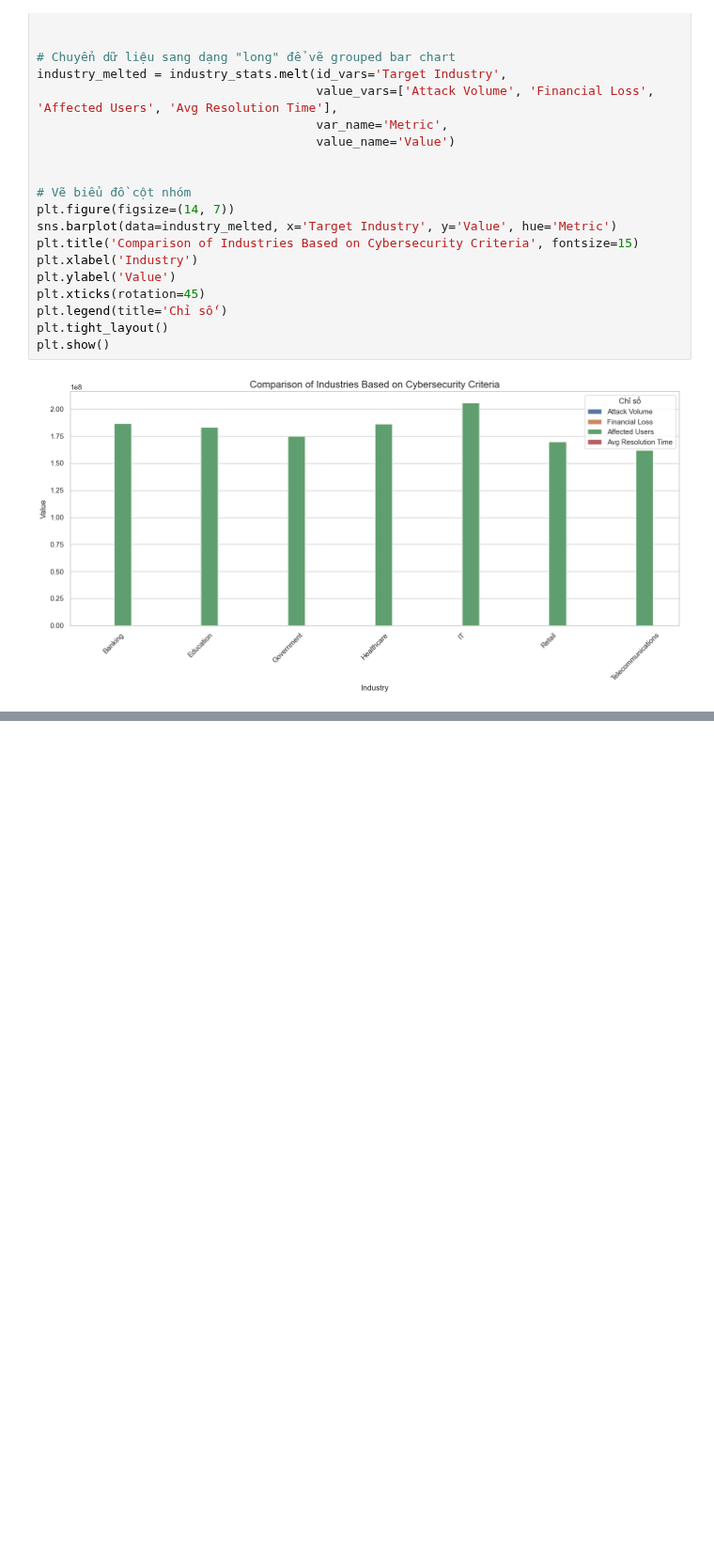
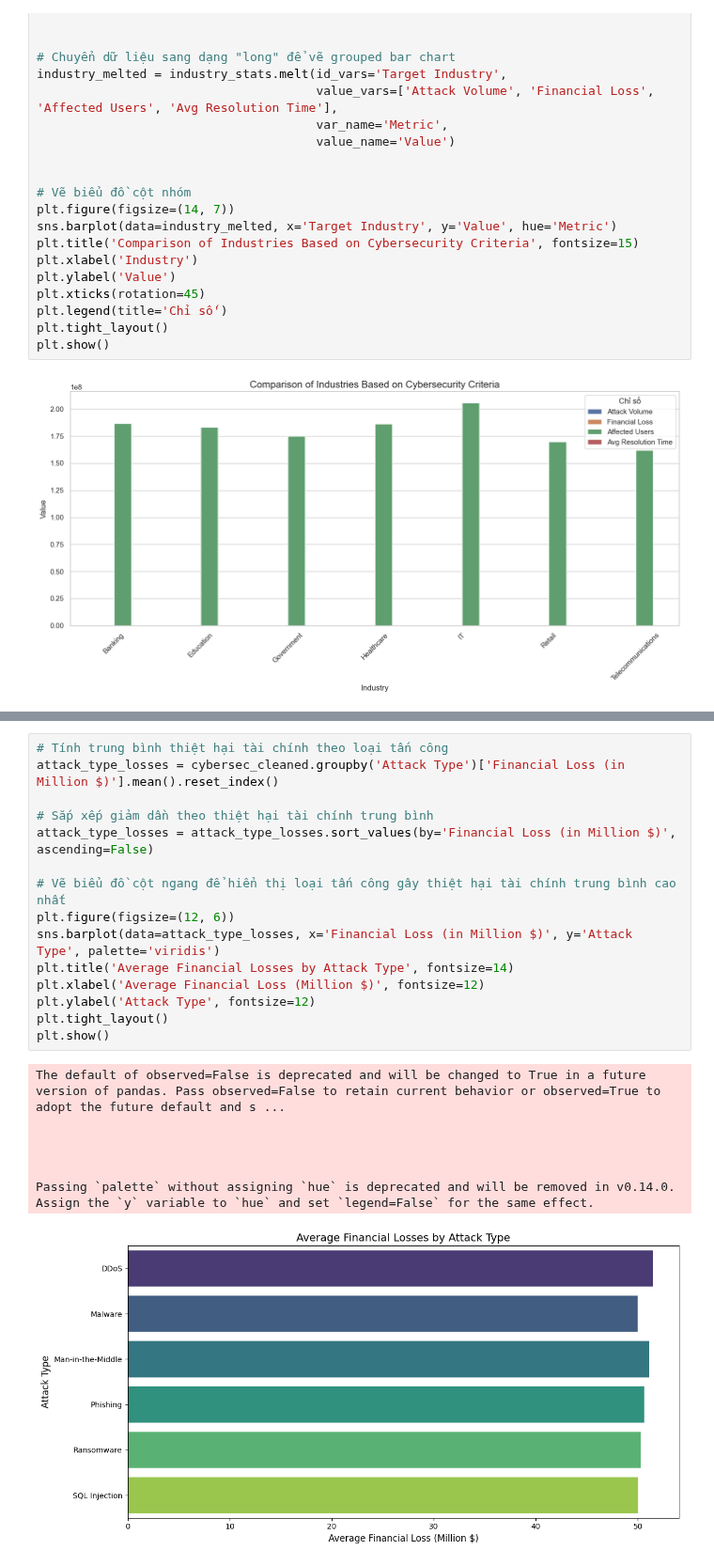
Before and after one commit to immaFrogUwU/Cyber-Security-Threats, a Jupyter notebook: Data_Storytelling_Cyber_Security_Threats.ipynb, the cells around one changed output, grey strips where cells are left out. Shown at 94% size. Cells and saved outputs as stored; diff of their text form; blank space fills up the shorter version.

```diff
--- a/Data_Storytelling_Cyber_Security_Threats.ipynb
+++ b/Data_Storytelling_Cyber_Security_Threats.ipynb
@@ -288,0 +328,23 @@ plt.show()
+# %%
+# Tính trung bình thiệt hại tài chính theo loại tấn công
+attack_type_losses = cybersec_cleaned.groupby('Attack Type')['Financial Loss (in Million $)'].mean().reset_index()
+
+# Sắp xếp giảm dần theo thiệt hại tài chính trung bình
+attack_type_losses = attack_type_losses.sort_values(by='Financial Loss (in Million $)', ascending=False)
+
+# Vẽ biểu đồ cột ngang để hiển thị loại tấn công gây thiệt hại tài chính trung bình cao nhất
+plt.figure(figsize=(12, 6))
+sns.barplot(data=attack_type_losses, x='Financial Loss (in Million $)', y='Attack Type', palette='viridis')
+plt.title('Average Financial Losses by Attack Type', fontsize=14)
+plt.xlabel('Average Financial Loss (Million $)', fontsize=12)
+plt.ylabel('Attack Type', fontsize=12)
+plt.tight_layout()
+plt.show()
+# %% [output]
+The default of observed=False is deprecated and will be changed to True in a future version of pandas. Pass observed=False to retain current behavior or observed=True to adopt the future default and s ...
+
+
+
+
+Passing `palette` without assigning `hue` is deprecated and will be removed in v0.14.0. Assign the `y` variable to `hue` and set `legend=False` for the same effect.
+[figure, added]
```
Also changed, not shown: parts of 2 cells of this notebook.
